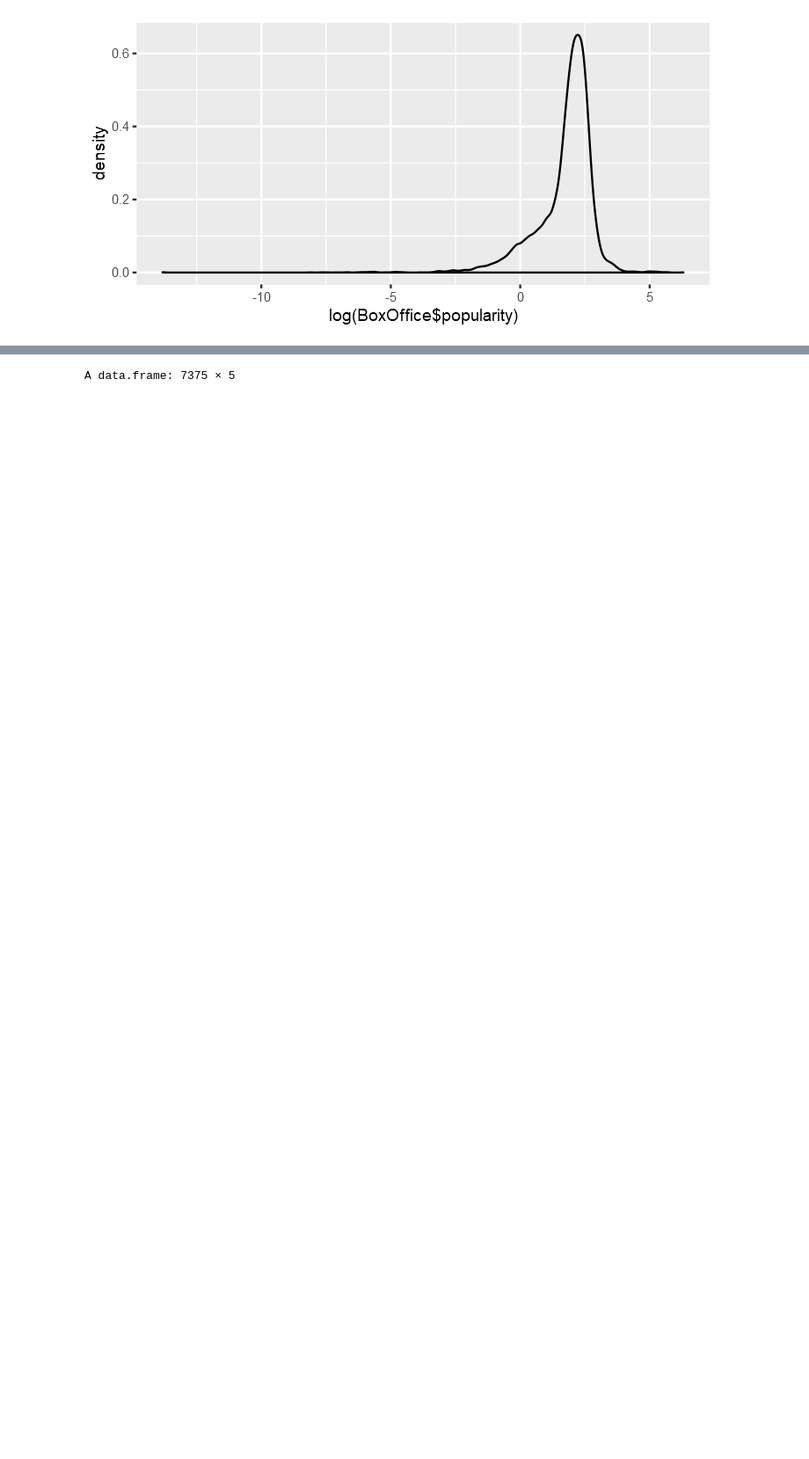
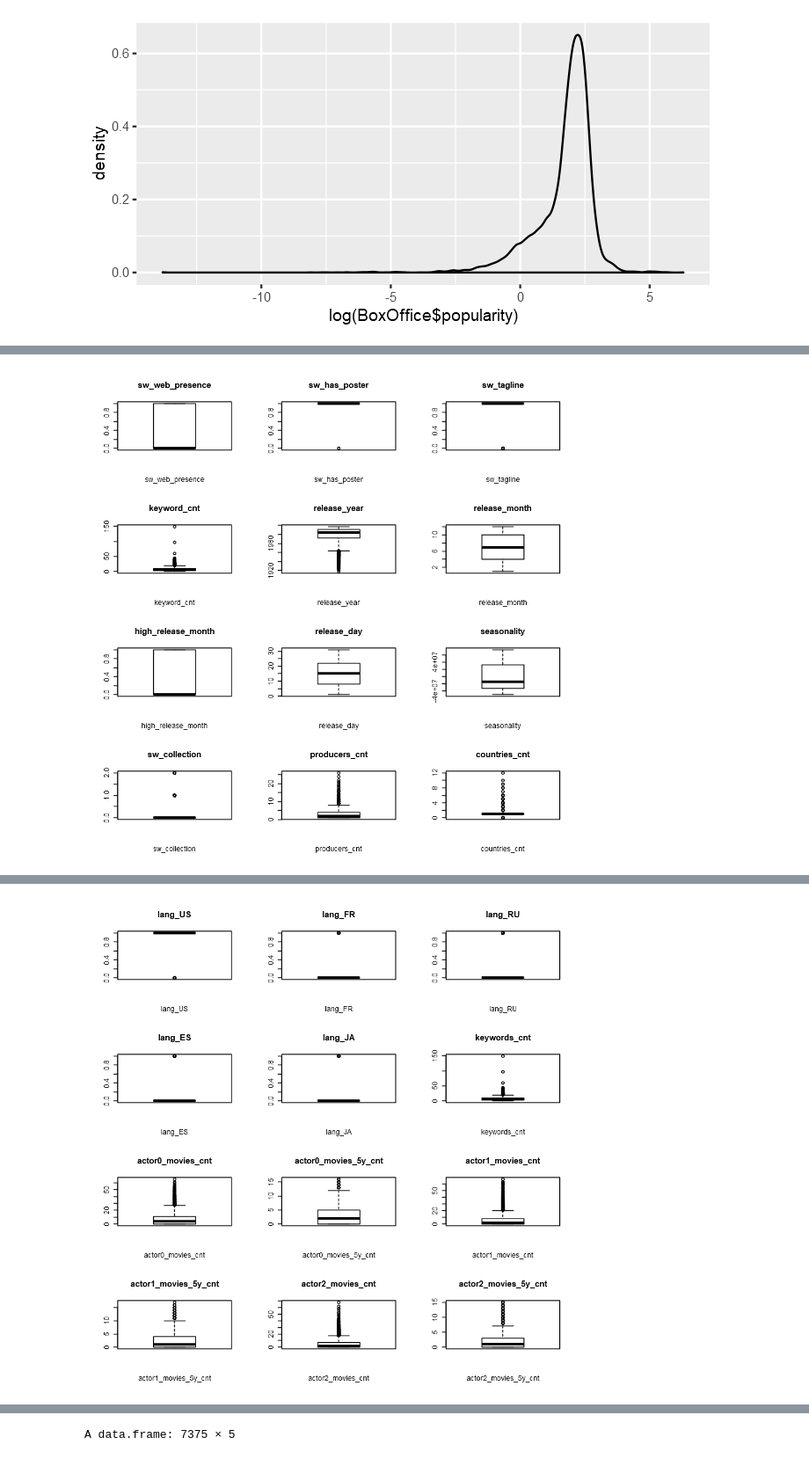
Before and after one commit to ilyalevner/DataScience, a Jupyter notebook: stats/homew1.ipynb, the cells around one changed output, grey strips where cells are left out. Shown: that part at 88% size. Saved outputs shown, nothing was run; the diff lists cells and outputs as text; code cells hidden in the pictures; blank space fills up the shorter version.

```diff
--- a/stats/homew1.ipynb
+++ b/stats/homew1.ipynb
@@ -102,0 +112,11 @@ ERROR: Error in `[.data.frame`(BoxOffice, , name): object 'name' not found
+# %%
+
+options(repr.plot.width = 8, repr.plot.height = 8)
+par(mfrow=c(4,3))
+nm <- names(BoxOffice[,1:85])
+for(i in 10:85){
+    x<-BoxOffice[,i]
+    boxplot (x,xlab=nm[i],main=nm[i])
+    }
+# %% [output]
+[figure, added]
@@ -102,0 +127 @@ ERROR: Error in `[.data.frame`(BoxOffice, , name): object 'name' not found
+[figure, added]
```
Also changed, not shown: parts of 5 cells of this notebook.
